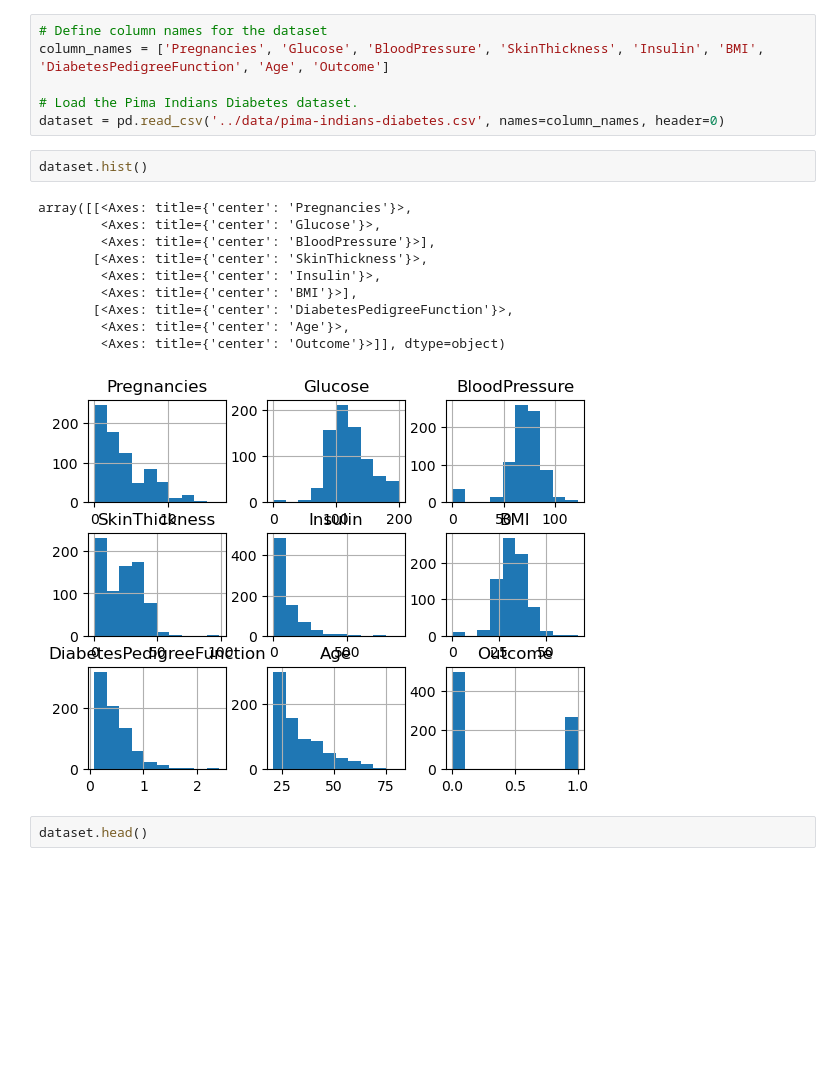
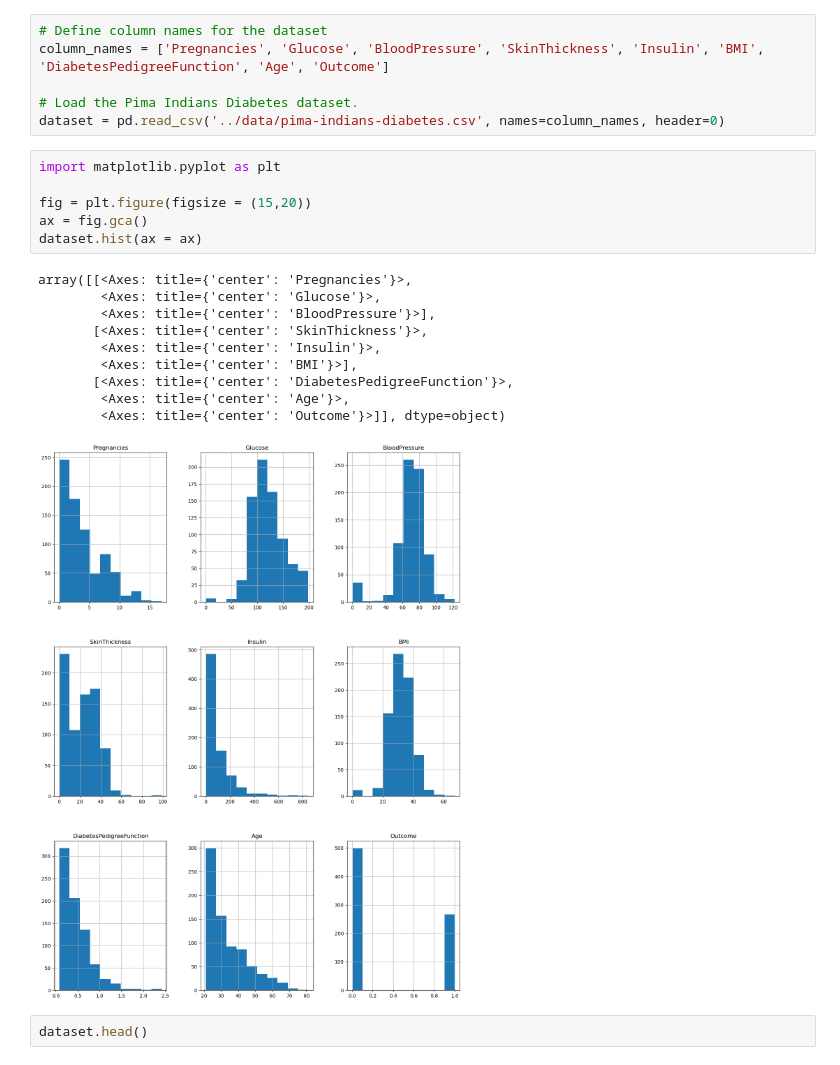
Before and after one commit to AILAB-CEFET-RJ/cic1205, a Jupyter notebook: notebooks/logistic_regression.ipynb, the cells around one changed output. Saved outputs shown, nothing was run; the diff lists cells and outputs as text; blank space fills up the shorter version.

```diff
--- a/notebooks/logistic_regression.ipynb
+++ b/notebooks/logistic_regression.ipynb
@@ -31,19 +99,23 @@ column_names = ['Pregnancies', 'Glucose', 'BloodPressure', 'SkinThickness', 'Ins
 
 # Load the Pima Indians Diabetes dataset.
 dataset = pd.read_csv('../data/pima-indians-diabetes.csv', names=column_names, header=0)
-# %%
-dataset.hist()
-# %% [output]
-array([[<Axes: title={'center': 'Pregnancies'}>,
-        <Axes: title={'center': 'Glucose'}>,
-        <Axes: title={'center': 'BloodPressure'}>],
-       [<Axes: title={'center': 'SkinThickness'}>,
-        <Axes: title={'center': 'Insulin'}>,
-        <Axes: title={'center': 'BMI'}>],
-       [<Axes: title={'center': 'DiabetesPedigreeFunction'}>,
-        <Axes: title={'center': 'Age'}>,
-        <Axes: title={'center': 'Outcome'}>]], dtype=object)
-[figure, removed]
+# %%
+import matplotlib.pyplot as plt
+
+fig = plt.figure(figsize = (15,20))
+ax = fig.gca()
+dataset.hist(ax = ax)
+# %% [output]
+array([[<Axes: title={'center': 'Pregnancies'}>,
+        <Axes: title={'center': 'Glucose'}>,
+        <Axes: title={'center': 'BloodPressure'}>],
+       [<Axes: title={'center': 'SkinThickness'}>,
+        <Axes: title={'center': 'Insulin'}>,
+        <Axes: title={'center': 'BMI'}>],
+       [<Axes: title={'center': 'DiabetesPedigreeFunction'}>,
+        <Axes: title={'center': 'Age'}>,
+        <Axes: title={'center': 'Outcome'}>]], dtype=object)
+[figure, added]
 # %%
 dataset.head()
 # %% [output]
```
Also changed, not shown: parts of 8 cells of this notebook, 5 other files.
